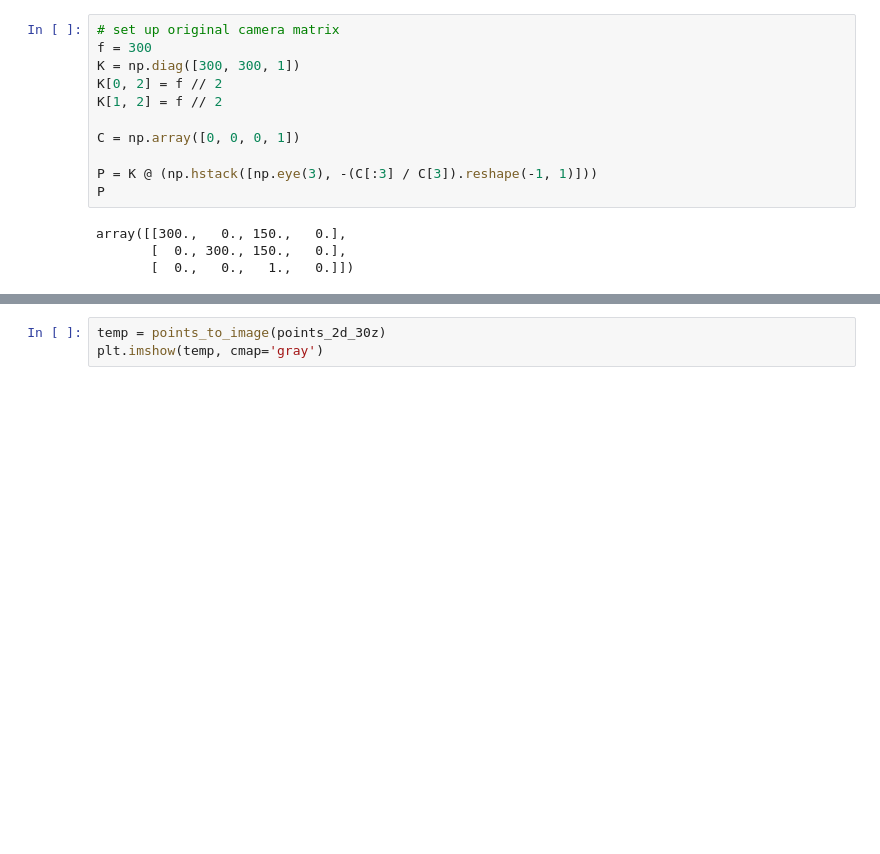
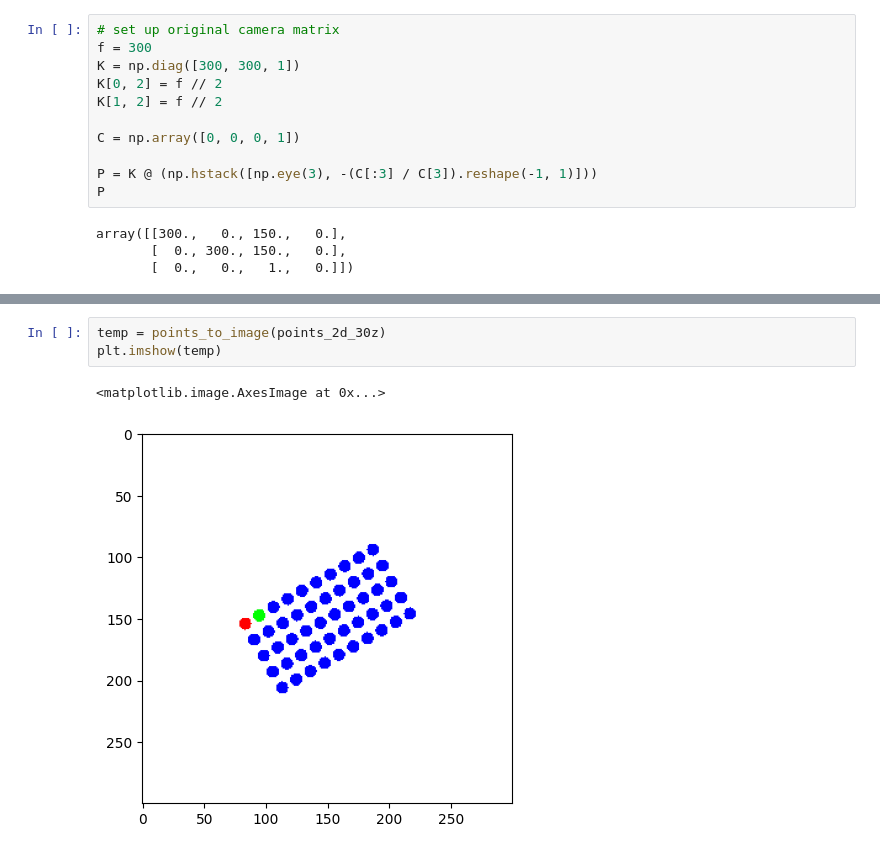
Before and after one commit to michaelzhan1/cs283-project, a Jupyter notebook: main.ipynb, the cells around one changed output, grey strips where cells are left out. Saved outputs shown, nothing was run; the diff lists cells and outputs as text; blank space fills up the shorter version.

```diff
--- a/main.ipynb
+++ b/main.ipynb
@@ -176,3 +212,6 @@ array([[-5.00000000e-01,  2.88675135e-01, -5.49038106e+01],
 # %%
 temp = points_to_image(points_2d_30z)
-plt.imshow(temp, cmap='gray')
+plt.imshow(temp)
+# %% [output]
+<matplotlib.image.AxesImage at 0x...>
+[figure, added]
```
Also changed, not shown: parts of 6 cells of this notebook.
